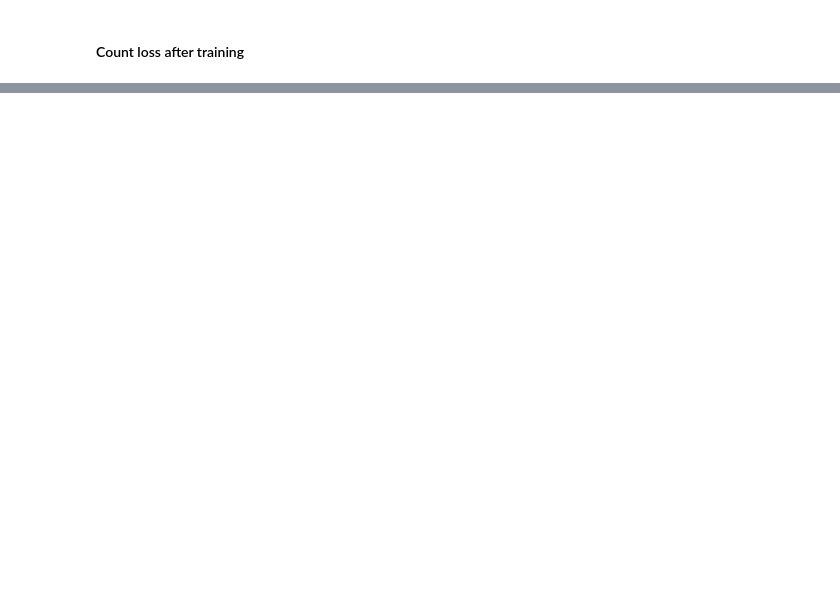
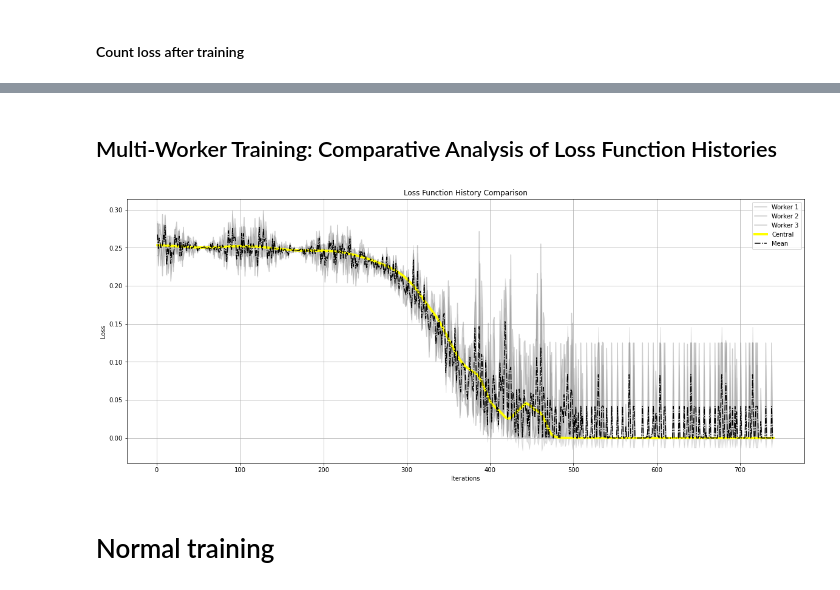
Before and after one commit to iseddik/DDP, a Jupyter notebook: SDDP.ipynb, the cells around one changed output, grey strips where cells are left out. Drawn from its saved outputs; the diff is of its cells as text; code cells hidden in the pictures; blank space fills up the shorter version.

Commit message:
feat: Loss comparison

```diff
--- a/SDDP.ipynb
+++ b/SDDP.ipynb
@@ -109,10 +117,13 @@ class Central():
         self.model = Model(input_shape=(2,))
         self.num_workers = num_workers
         self.dataset = self.devideData(X, y)
-        self.workers = [Node(copy.deepcopy(self.model), self.dataset[0][i], self.dataset[1][i]) for i in range(num_workers)]
+        self.workers = [Node(copy.deepcopy(self.model), self.dataset[0][i], self.dataset[1][i], x_test, y_test) for i in range(num_workers)]
         self.criterion = nn.MSELoss()
         self.train_loader = self.preparData(X, y)
         self.test_loader = self.preparData(x_test, y_test)
+        self.hist = []
+        self.avgLoss = []
+
 
     def preparData(self, X, y):
         y = y.reshape((y.shape[0], 1))
@@ -121,7 +132,7 @@ class Central():
         X = X.float()
         y = y.float()
         dataset = TensorDataset(X, y)
-        data_loader = DataLoader(dataset, batch_size=1, shuffle=True)
+        data_loader = DataLoader(dataset, batch_size=8, shuffle=True)
         return data_loader
 
     def devideData(self, X, y):
@@ -169,19 +180,23 @@ class Central():
                 time.sleep(0.7)
                 clear_output(wait=True)
 
+                input_batch = self.train_loader.dataset.tensors[0][i*self.batch_size: i*self.batch_size + self.batch_size]
+                y_act_batch = self.train_loader.dataset.tensors[1][i*self.batch_size: i*self.batch_size + self.batch_size]
 
-                outputs = self.model(self.train_loader.dataset.tensors[0][i*self.batch_size: i*self.batch_size + self.batch_size])
-                loss = self.criterion(outputs, self.train_loader.dataset.tensors[1][i*self.batch_size: i*self.batch_size + self.batch_size])
+                outputs = self.model(input_batch)
+                loss = self.criterion(outputs, y_act_batch)
+                self.hist.append(loss.item())
 
                 total_loss += loss.item()
 
             self.avg_loss = total_loss / (len(self.workers[0].train_loader) // self.num_workers)
+            self.avgLoss.append(self.avg_loss)
             print(f"Epoch {epoch+1}/{self.num_epochs}, Loss: {self.avg_loss}")
-            time.sleep(1)
+            time.sleep(0.2)
 # %% [markdown]
 ## Initiate the setting
 # %%
-central = Central(X, y, X_test, y_test)
+central = Central(X, y, X_test, y_test, num_workers=3)
 # %% [markdown]
 #### Count Loss before training
 # %%
@@ -200,0 +235,34 @@ central.count_loss()
+# %% [markdown]
+## Multi-Worker Training: Comparative Analysis of Loss Function Histories
+# %%
+import matplotlib.pyplot as plt
+
+loss_history_model1 = central.workers[0].hist
+loss_history_model2 = central.workers[1].hist
+loss_history_model3 = central.workers[2].hist
+loss_history_model4 = central.hist
+
+epochs = list(range(1, len(loss_history_model1) + 1))
+
+plt.figure(figsize=(20, 8))
+
+plt.plot(epochs, central.workers[0].hist, color='grey', label='Worker 1', alpha=0.4)
+plt.plot(epochs, central.workers[1].hist, color='grey', label='Worker 2', alpha=0.4)
+plt.plot(epochs, central.workers[2].hist, color='grey', label='Worker 3', alpha=0.4)
+plt.plot(epochs, central.hist, color='yellow', label='Central', alpha=1, linewidth=4)
+
+mean_loss = [sum(x) / len(x) for x in zip(loss_history_model1, loss_history_model2, loss_history_model3)]
+plt.plot(epochs, mean_loss, label='Mean', color='black', linestyle='-.', linewidth=1.5)
+
+std_dev = [np.std(x) for x in zip(loss_history_model1, loss_history_model2, loss_history_model3, loss_history_model4)]
+plt.fill_between(epochs, [m - s for m, s in zip(mean_loss, std_dev)], [m + s for m, s in zip(mean_loss, std_dev)], color='gray', alpha=0.2)
+
+plt.xlabel('Iterations')
+plt.ylabel('Loss')
+plt.title('Loss Function History Comparison')
+plt.grid()
+plt.legend()
+
+plt.show()
+# %% [output]
+[figure, added]
@@ -200,0 +271,2 @@ central.count_loss()
+# %% [markdown]
+# Normal training
```
Also changed, not shown: parts of 10 cells of this notebook.
